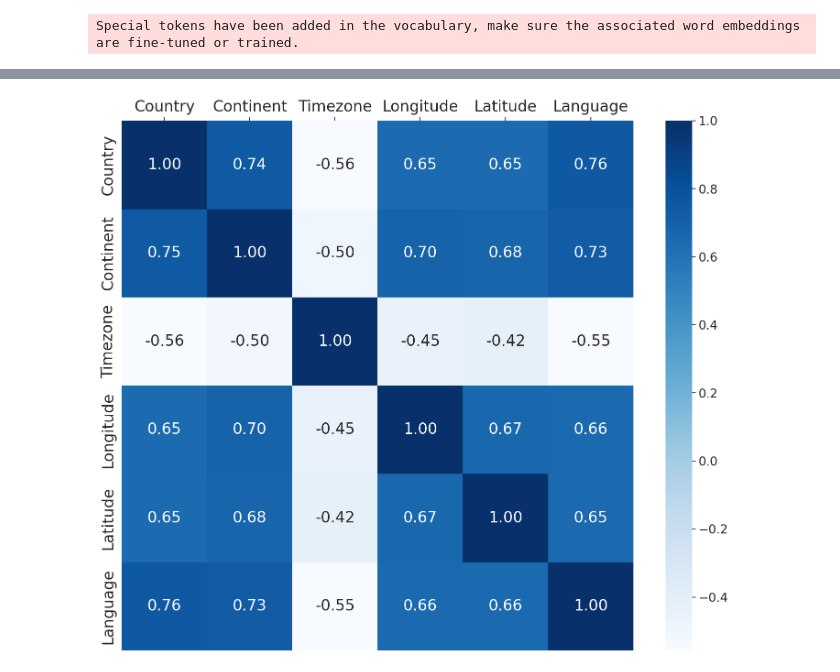
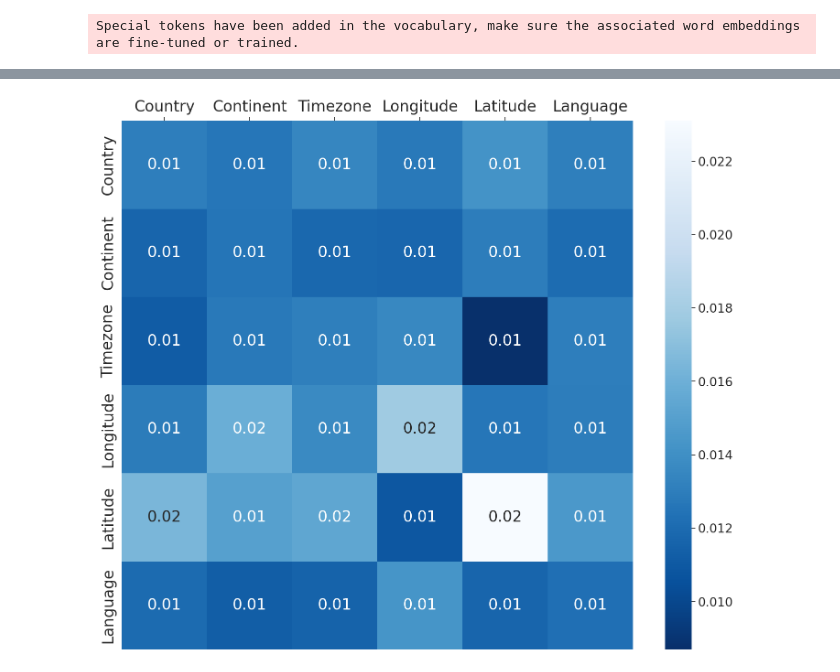
Before and after one commit to sidnb13/HyperDAS, a Jupyter notebook: experiments/RAVEL/plot_ridge_projective_basis.ipynb, the cells around one changed output, grey strips where cells are left out. Saved outputs shown, nothing was run; the diff lists cells and outputs as text; code cells hidden in the pictures.

Commit message:
work on visualizing ridge basis, update configs

```diff
--- a/experiments/RAVEL/plot_ridge_projective_basis.ipynb
+++ b/experiments/RAVEL/plot_ridge_projective_basis.ipynb
@@ -127,6 +167,7 @@ Asking to truncate to max_length but no maximum length is provided and the model
 # %%
-rvs = rvs[correct_idxs]
+basis_dataset = torch.concatenate(basis_dataset, dim=0)
+basis_dataset_filtered = basis_dataset[correct_idxs]
 is_causal = [is_causal[i] for i in correct_idxs]
 attributes = [attributes[i] for i in correct_idxs]
-len(attributes), rvs.shape
+len(attributes), basis_dataset_filtered.shape
 # %% [output]
@@ -134,8 +175,8 @@ len(attributes), rvs.shape
 # %%
 pca = PCA(n_components=3)
 
-# TypeError: Got unsupported ScalarType BFloat16
-rvs = rvs.float().cpu()
-
-rvs_pca = pca.fit_transform(rvs)
+basis_dataset_filtered = basis_dataset_filtered.float().cpu()
+basis_pca = pca.fit_transform(
+    basis_dataset_filtered.reshape(basis_dataset_filtered.shape[0], -1)
+)
 # %%
@@ -145,6 +186,6 @@ rvs_pca.shape, len(attributes)
 # %%
 labels = []
-for i in range(rvs_pca.shape[0]):
+for i in range(basis_pca.shape[0]):
     label = attributes[i]
     labels += [label]
 # %%
@@ -204,65 +355,58 @@ vector_dict = {}
 
 for label in classes:
     label_idxs = [i for i in range(len(labels)) if labels[i] == label]
-    vector_dict[label] = rvs[label_idxs]
+    vector_dict[label] = basis_dataset_filtered[label_idxs].cuda()
 # %%
-# There are 6 classes in the vector_dict; each class in the dictionary is a numpy array of shape (n_examples, n_features)
-# plot a heatmap of the cosine similarity between vectors in each class (sample 1000 pairs of vectors from each classes pair)
+# For your pairwise similarity matrix calculation:
+def compute_all_grassmann_distances_batched(vector_dict, batch_size=100):
+    n_classes = len(vector_dict)
+    grassmann_distances = torch.zeros((n_classes, n_classes))
 
-import random
+    for i, (label1, vectors1) in enumerate(vector_dict.items()):
+        for j, (label2, vectors2) in enumerate(vector_dict.items()):
+            # Generate random indices for both sets of vectors
+            idx1 = torch.randint(0, vectors1.shape[0], (batch_size,))
+            idx2 = torch.randint(0, vectors2.shape[0], (batch_size,))
 
-from torch.nn.functional import cosine_similarity
+            # Get batches
+            batch1 = vectors1[idx1]  # (batch_size, 32, 4096)
+            batch2 = vectors2[idx2]  # (batch_size, 32, 4096)
 
-n_samples = 10000
-classes = ["Country", "Continent", "Timezone", "Longitude", "Latitude", "Language"]
-n_classes = len(
-    ["Country", "Continent", "Timezone", "Longitude", "Latitude", "Language"]
-)
-cosine_similarities = torch.zeros((n_classes, n_classes))
+            # Compute distances for entire batch at once
+            distances = compute_grassmann_distance_batch(batch1, batch2)
 
-for i, (label1, vectors1) in enumerate(vector_dict.items()):
-    for j, (label2, vectors2) in enumerate(vector_dict.items()):
-        # if i != j:
-        idx1 = [random.randint(0, vectors1.shape[0] - 1) for _ in range(n_samples)]
-        idx2 = [random.randint(0, vectors2.shape[0] - 1) for _ in range(n_samples)]
+            # Store mean distance
+            grassmann_distances[i, j] = distances.mean()
 
-        mat1 = vectors1[idx1]
-        mat2 = vectors2[idx2]
-
-        sim = cosine_similarity(mat1, mat2, dim=-1)
-        sim = torch.mean(sim)
-        cosine_similarities[i, j] = sim
-        """else:
-            cosine_similarities[i, j] = 1.0"""
+    return grassmann_distances
 
 
+# Usage for your heatmap code:
+n_samples = 256  # batch size
+grassmann_distances = compute_all_grassmann_distances_batched(
+    vector_dict, batch_size=n_samples
+)
+
+# Rest of your plotting code remains the same
 sns.set(style="whitegrid", font_scale=1.75)
 fig, ax = plt.subplots(figsize=(18, 15))
 
-# use dark blue to light blue for high to low similarity
 sns.heatmap(
-    cosine_similarities,
+    grassmann_distances,
     annot=True,
-    cmap="Blues",
+    cmap="Blues_r",
     xticklabels=vector_dict.keys(),
     yticklabels=vector_dict.keys(),
     ax=ax,
     fmt=".2f",
 )
-# plt.title("Cosine Similarity between Reflection Vectors")
 
-# Set x, y tick labels to be larger
 ax.tick_params(axis="both", which="major", labelsize=24)
-
-# Set heatmap annotation to be larger
 for text in ax.texts:
     text.set_fontsize(24)
 
-# Move the x-axis to the top
 plt.gca().xaxis.tick_top()
-
-fig.savefig("hyperdas_cosine_similarity.pdf")
-
+fig.savefig("hyperdas_grassmann_distance.pdf")
 plt.show()
 # %% [output]
-[figure, old version]
+[figure, new version]
```
Also changed, not shown: parts of 15 cells of this notebook, 13 other files.
